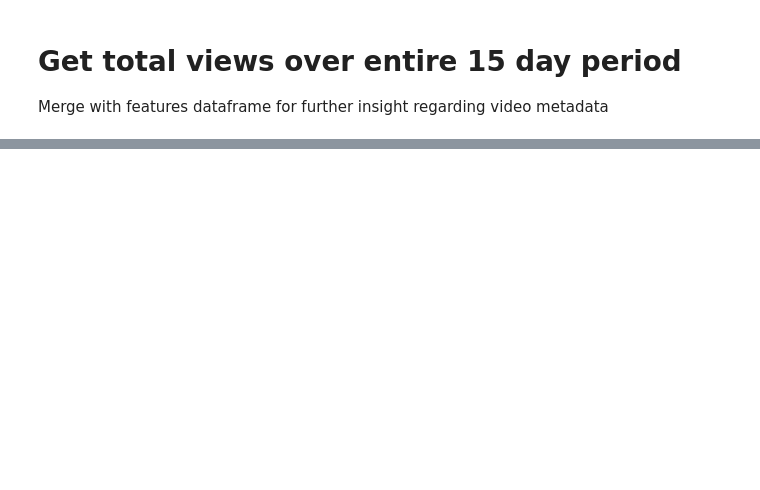
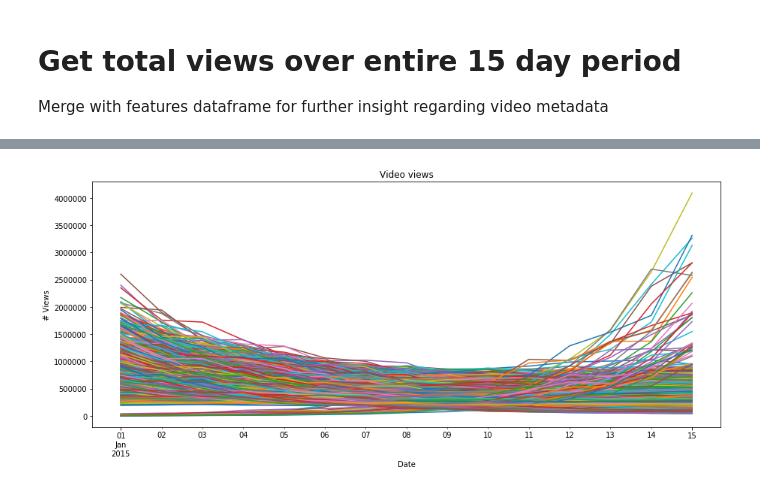
Before and after one commit to DTrimarchi10/Viral_video_classification, a Jupyter notebook: viral_video.ipynb, the cells around one changed output, grey strips where cells are left out. Cells and saved outputs as stored; diff of their text form; code cells hidden in the pictures; blank space fills up the shorter version.

```diff
--- a/viral_video.ipynb
+++ b/viral_video.ipynb
@@ -192,0 +194,5 @@ plot_video_trends(list(total_views_merged.iloc[1000:1500].index.values), legend=
+# %%
+#Q1 - Q2
+plot_video_trends(list(total_views_merged.iloc[quartile_size:2*quartile_size].index.values), legend=False)
+# %% [output]
+[figure, added]
```
Also changed, not shown: parts of 59 cells of this notebook.
